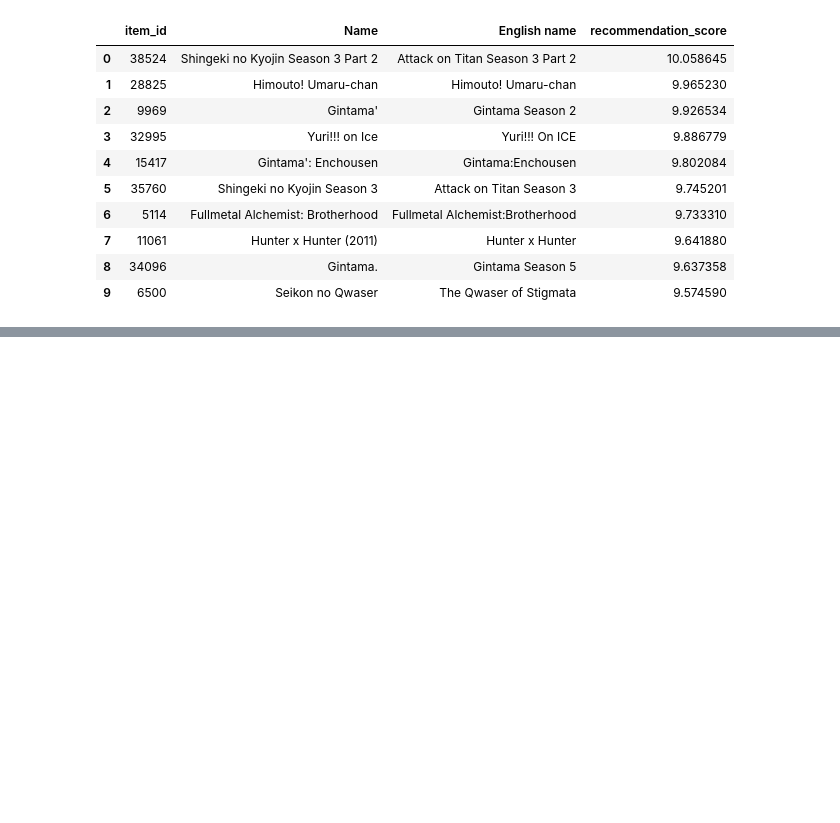
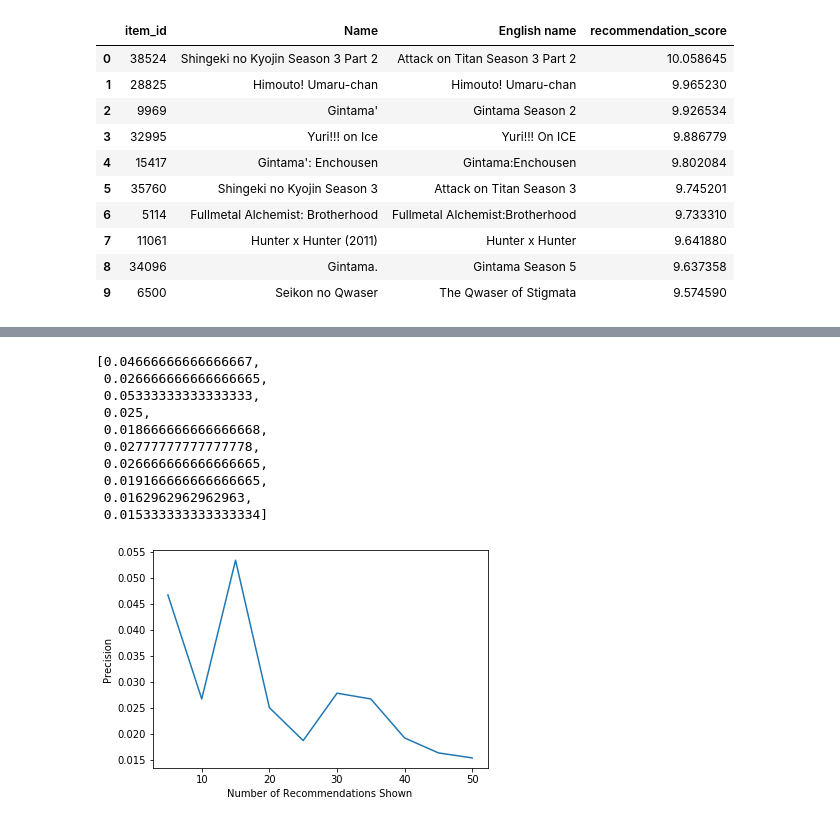
Before and after one commit to trantrikien239/CSE6242-team-project-kkdc, a Jupyter notebook: ml/matrix_factorization/group_mf_development.ipynb, the cells around one changed output, grey strips where cells are left out. Drawn from its saved outputs; the diff is of its cells as text; code cells hidden in the pictures; blank space fills up the shorter version.

```diff
--- a/ml/matrix_factorization/group_mf_development.ipynb
+++ b/ml/matrix_factorization/group_mf_development.ipynb
@@ -153,0 +242,9 @@ recommendations.merge(anime_df, left_on="item_id", right_on="MAL_ID", how="inner
+# %%
+###THE BELOW CELLS ARE ALL FOR TESTING EVALUATE FUNCTION
+temp=[]
+ks=[5,10,15,20,25,30,35,40,45,50]
+for i in ks:
+    y=0
+    for j in range(5):
+        y+=evaluate(group_rating_df, k=i)
+    temp.append(y/5)
@@ -153,0 +269,17 @@ recommendations.merge(anime_df, left_on="item_id", right_on="MAL_ID", how="inner
+# %%
+plt.plot(ks,temp)
+plt.xlabel('Number of Recommendations Shown')
+plt.ylabel('Precision')
+temp
+# %% [output]
+[0.04666666666666667,
+ 0.026666666666666665,
+ 0.05333333333333333,
+ 0.025,
+ 0.018666666666666668,
+ 0.02777777777777778,
+ 0.026666666666666665,
+ 0.019166666666666665,
+ 0.0162962962962963,
+ 0.015333333333333334]
+[figure, added]
```
Also changed, not shown: parts of 6 cells of this notebook.
